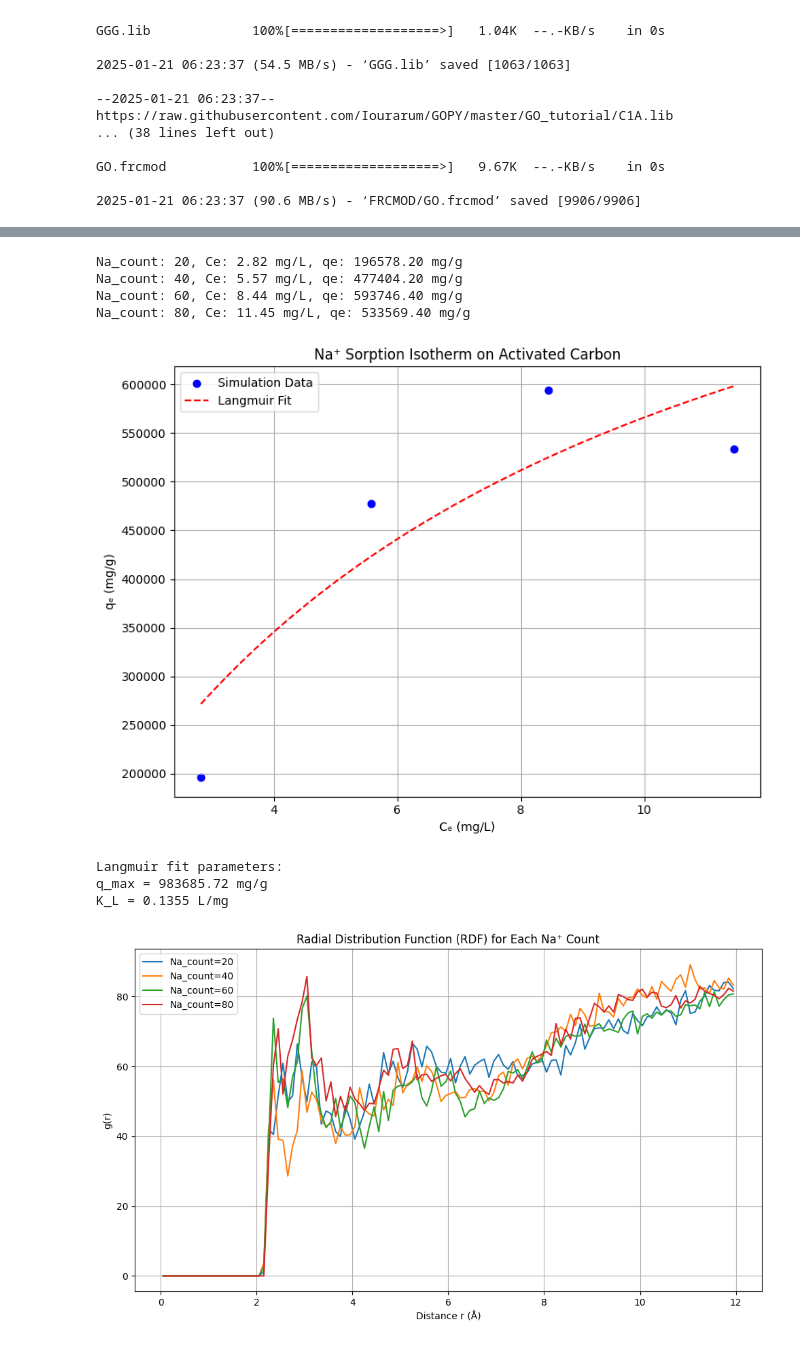
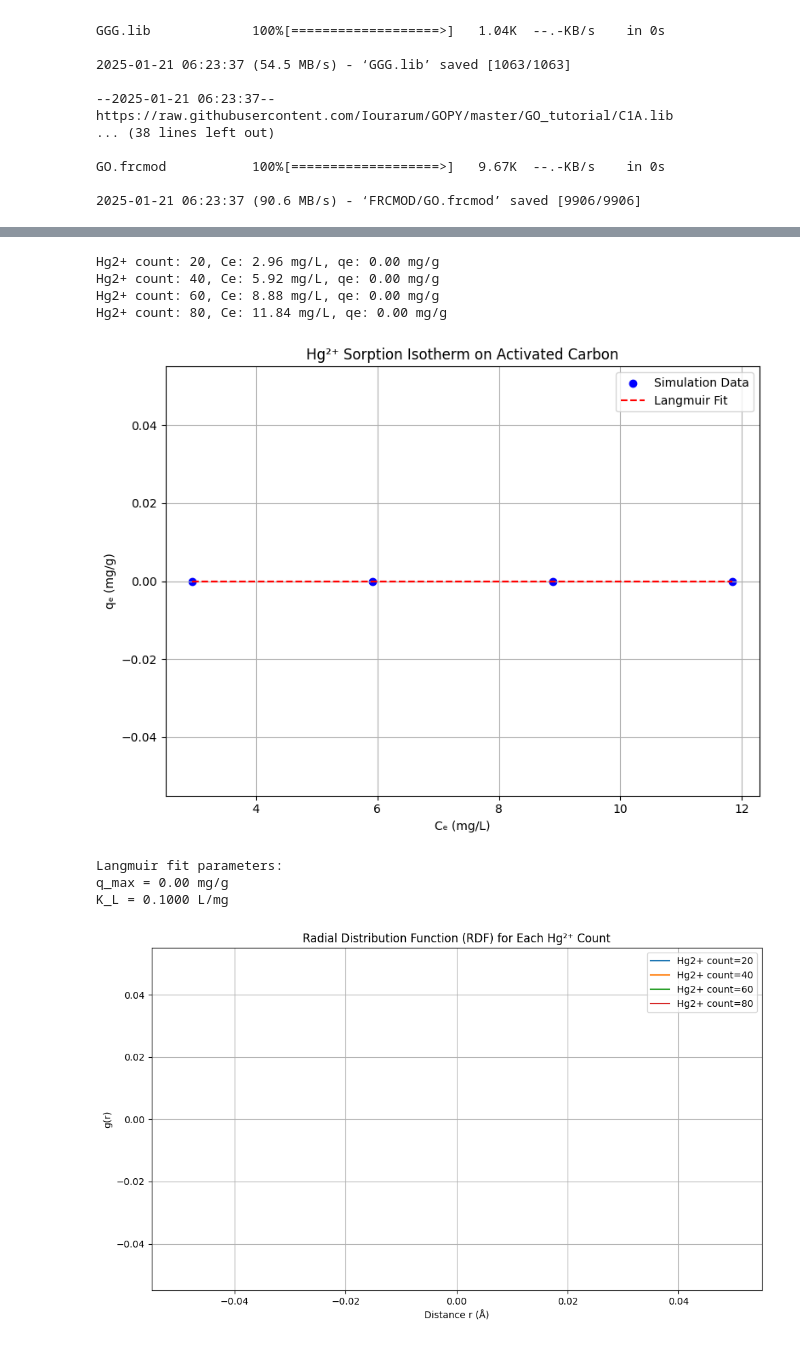
Before and after one commit to sushirito/Molecular-Dynamics, a Jupyter notebook: OpenMM_Scripting.ipynb, the cells around one changed output, grey strips where cells are left out. Saved outputs shown, nothing was run; the diff lists cells and outputs as text; code cells hidden in the pictures.

```diff
--- a/OpenMM_Scripting.ipynb
+++ b/OpenMM_Scripting.ipynb
@@ -259,29 +254,29 @@ quit
 
     return C_e, q_e, rdf_calc.bins, rdf_calc.rdf
 # %%
-# Loop over different Na⁺ counts
+# Loop over different Hg²⁺ counts
 import matplotlib.pyplot as plt
 from scipy.optimize import curve_fit
 import csv
 
-Na_counts = [20, 40, 60, 80]
+Hg2p_counts = [20, 40, 60, 80]
 box_dims = (150.0, 150.0, 100.0)
 Ce_values = []
 qe_values = []
 rdf_data = []
 
-for count in Na_counts:
-    Ce, qe, r, rdf = run_simulation_and_analyze(count, box_dims, mass_adsorbent=1.0, initial_counts={'Na': count})
+for count in Hg2p_counts:
+    Ce, qe, r, rdf = run_simulation_and_analyze(count, box_dims, mass_adsorbent=1.0, initial_counts={'Hg2+': count})
     Ce_values.append(Ce)
     qe_values.append(qe)
     rdf_data.append((count, r, rdf))
-    print(f"Na_count: {count}, Ce: {Ce:.2f} mg/L, qe: {qe:.2f} mg/g")
+    print(f"Hg2+ count: {count}, Ce: {Ce:.2f} mg/L, qe: {qe:.2f} mg/g")
 
 # Save simulation data to CSV
-with open('sorption_data.csv', mode='w', newline='') as file:
+with open('sorption_data_Hg2+.csv', mode='w', newline='') as file:
     writer = csv.writer(file)
-    writer.writerow(['Na_count', 'Ce (mg/L)', 'q_e (mg/g)'])
-    for count, Ce, qe in zip(Na_counts, Ce_values, qe_values):
+    writer.writerow(['Hg2+ count', 'Ce (mg/L)', 'q_e (mg/g)'])
+    for count, Ce, qe in zip(Hg2p_counts, Ce_values, qe_values):
         writer.writerow([count, Ce, qe])
 
 # Langmuir isotherm fitting and plotting
@@ -289,43 +284,43 @@ def langmuir(C, q_max, K_L):
     return (q_max * K_L * C) / (1 + K_L * C)
 
 if len(Ce_values) > 2:
-    params, _ = curve_fit(langmuir, Ce_values, qe_values, p0=[max(qe_values), 0.1], maxfev = 10000)
+    params, _ = curve_fit(langmuir, Ce_values, qe_values, p0=[max(qe_values), 0.1], maxfev=10000)
     q_max, K_L = params
 
     Ce_fit = np.linspace(min(Ce_values), max(Ce_values), 100)
     qe_fit = langmuir(Ce_fit, *params)
 
     plt.figure(figsize=(8, 6))
     plt.scatter(Ce_values, qe_values, c='b', label='Simulation Data')
     plt.plot(Ce_fit, qe_fit, 'r--', label='Langmuir Fit')
     plt.xlabel('Cₑ (mg/L)')
     plt.ylabel('qₑ (mg/g)')
-    plt.title('Na⁺ Sorption Isotherm on Activated Carbon')
+    plt.title('Hg²⁺ Sorption Isotherm on Activated Carbon')
     plt.legend()
     plt.grid(True)
     plt.tight_layout()
     plt.show()
 
     print(f"Langmuir fit parameters:\nq_max = {q_max:.2f} mg/g\nK_L = {K_L:.4f} L/mg")
 
 # RDF plotting for each trial
 plt.figure(figsize=(10, 6))
 for count, r, rdf in rdf_data:
-    plt.plot(r, rdf, label=f'Na_count={count}')
+    plt.plot(r, rdf, label=f'Hg2+ count={count}')
 plt.xlabel('Distance r (Å)')
 plt.ylabel('g(r)')
-plt.title('Radial Distribution Function (RDF) for Each Na⁺ Count')
+plt.title('Radial Distribution Function (RDF) for Each Hg²⁺ Count')
 plt.legend()
 plt.grid(True)
 plt.tight_layout()
 plt.show()
 # %% [output]
-Na_count: 20, Ce: 2.82 mg/L, qe: 196578.20 mg/g
-Na_count: 40, Ce: 5.57 mg/L, qe: 477404.20 mg/g
-Na_count: 60, Ce: 8.44 mg/L, qe: 593746.40 mg/g
-Na_count: 80, Ce: 11.45 mg/L, qe: 533569.40 mg/g
+Hg2+ count: 20, Ce: 2.96 mg/L, qe: 0.00 mg/g
+Hg2+ count: 40, Ce: 5.92 mg/L, qe: 0.00 mg/g
+Hg2+ count: 60, Ce: 8.88 mg/L, qe: 0.00 mg/g
+Hg2+ count: 80, Ce: 11.84 mg/L, qe: 0.00 mg/g
-[figure, old version]
+[figure, new version]
 Langmuir fit parameters:
-q_max = 983685.72 mg/g
-K_L = 0.1355 L/mg
+q_max = 0.00 mg/g
+K_L = 0.1000 L/mg
-[figure, old version]
+[figure, new version]
```
Also changed, not shown: parts of 3 cells of this notebook.
